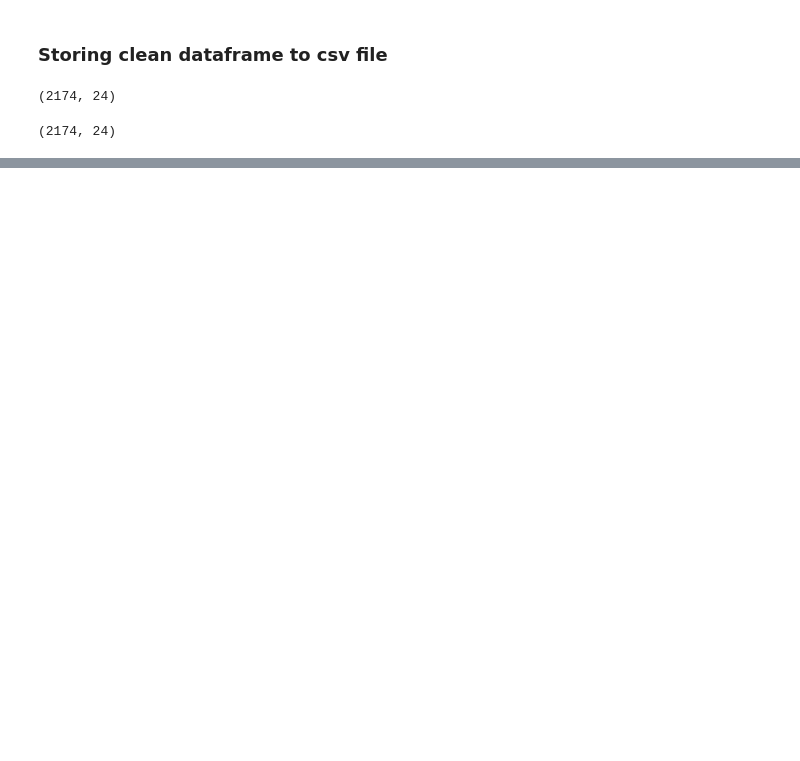
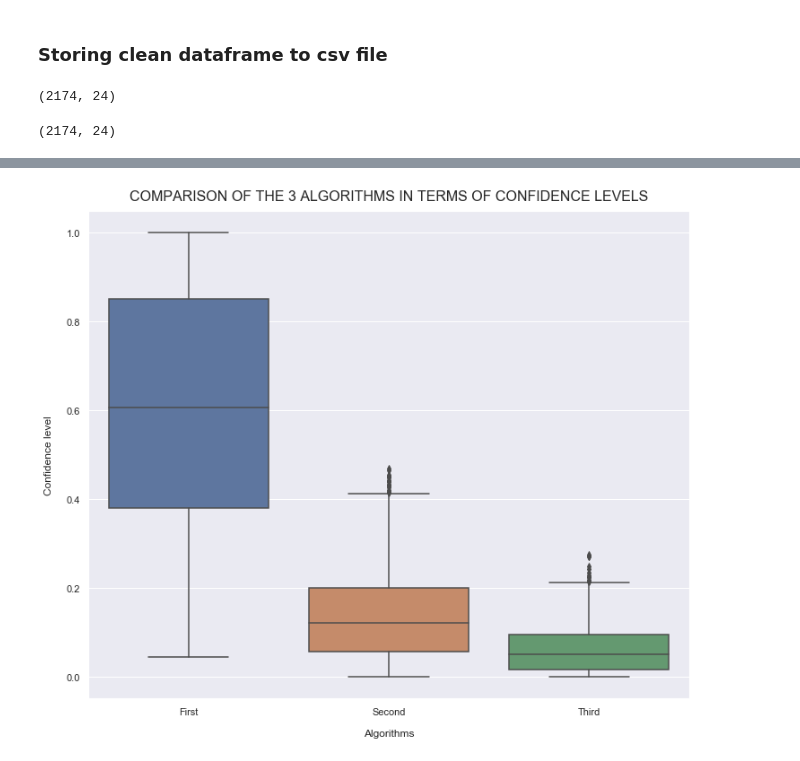
Before and after one commit to benjaminuwimana/WranglingData, a Jupyter notebook: wrangle_act.ipynb, the cells around one changed output, grey strips where cells are left out. Cells and saved outputs as stored; diff of their text form; code cells hidden in the pictures; blank space fills up the shorter version.

```diff
--- a/wrangle_act.ipynb
+++ b/wrangle_act.ipynb
@@ -854,0 +957,4 @@ twitter_master.shape
+# %%
+### Grabbing columns needed to answer the question
+df_algorithms = twitter_master[["tweet_id",'p1_dog', "p1_conf", "p2_dog", "p2_conf", "p3_dog", "p3_conf"]].query('p1_dog == \
+True or p2_dog == True or p3_dog == True')
@@ -854,0 +970,20 @@ twitter_master.shape
+# %%
+### Keeping confidence related columns only
+df_algorithms = df_algorithms[["tweet_id", "p1_conf", "p2_conf", "p3_conf"]]
+# %%
+### Melting confidence related columns into 2 new columns: 'algorithm' and 'confidence_level'
+df_algorithms_unpivoted = df_algorithms.melt(id_vars=["tweet_id"], var_name= "algorithm", value_name= "confidence_level")
+# %%
+### Updating algorithms' labels
+df_algorithms_unpivoted["algorithm"] = df_algorithms_unpivoted["algorithm"].replace("p1_conf", "First")
+df_algorithms_unpivoted["algorithm"] = df_algorithms_unpivoted["algorithm"].replace("p2_conf", "Second")
+df_algorithms_unpivoted["algorithm"] = df_algorithms_unpivoted["algorithm"].replace("p3_conf", "Third")
+# %%
+### Plotting algoritms' cofidence levels for comparison
+plt.figure(figsize=(12, 10))
+ax = sns.boxplot(x="algorithm", y="confidence_level", data=df_algorithms_unpivoted, saturation=0.65)
+ax.axes.set_title("COMPARISON OF THE 3 ALGORITHMS IN TERMS OF CONFIDENCE LEVELS", fontsize=16, y=1.01)
+plt.ylabel("Confidence level", labelpad=14)
+plt.xlabel("Algorithms", labelpad=14);
+# %% [output]
+[figure, added]
```
Also changed, not shown: parts of 32 cells of this notebook.
